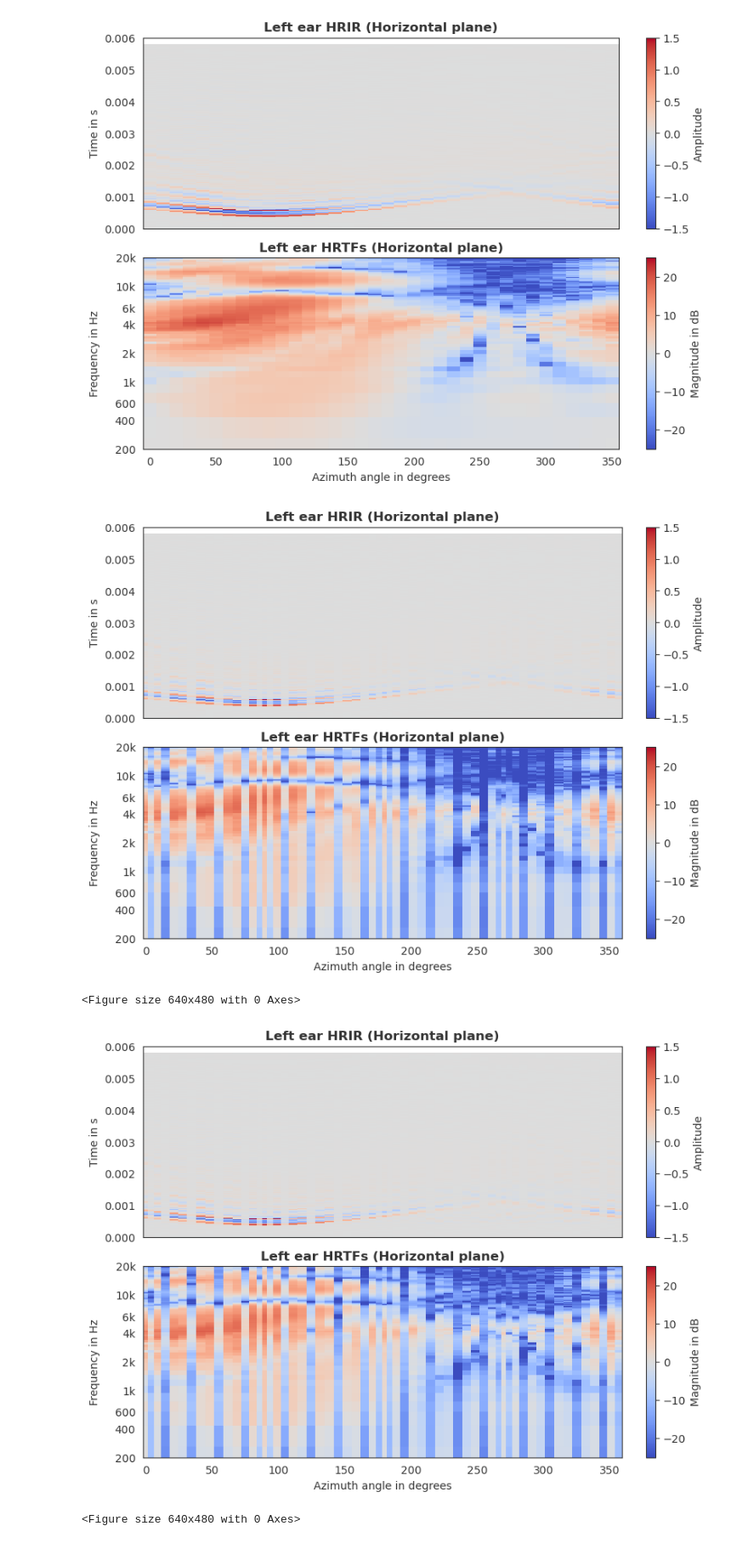
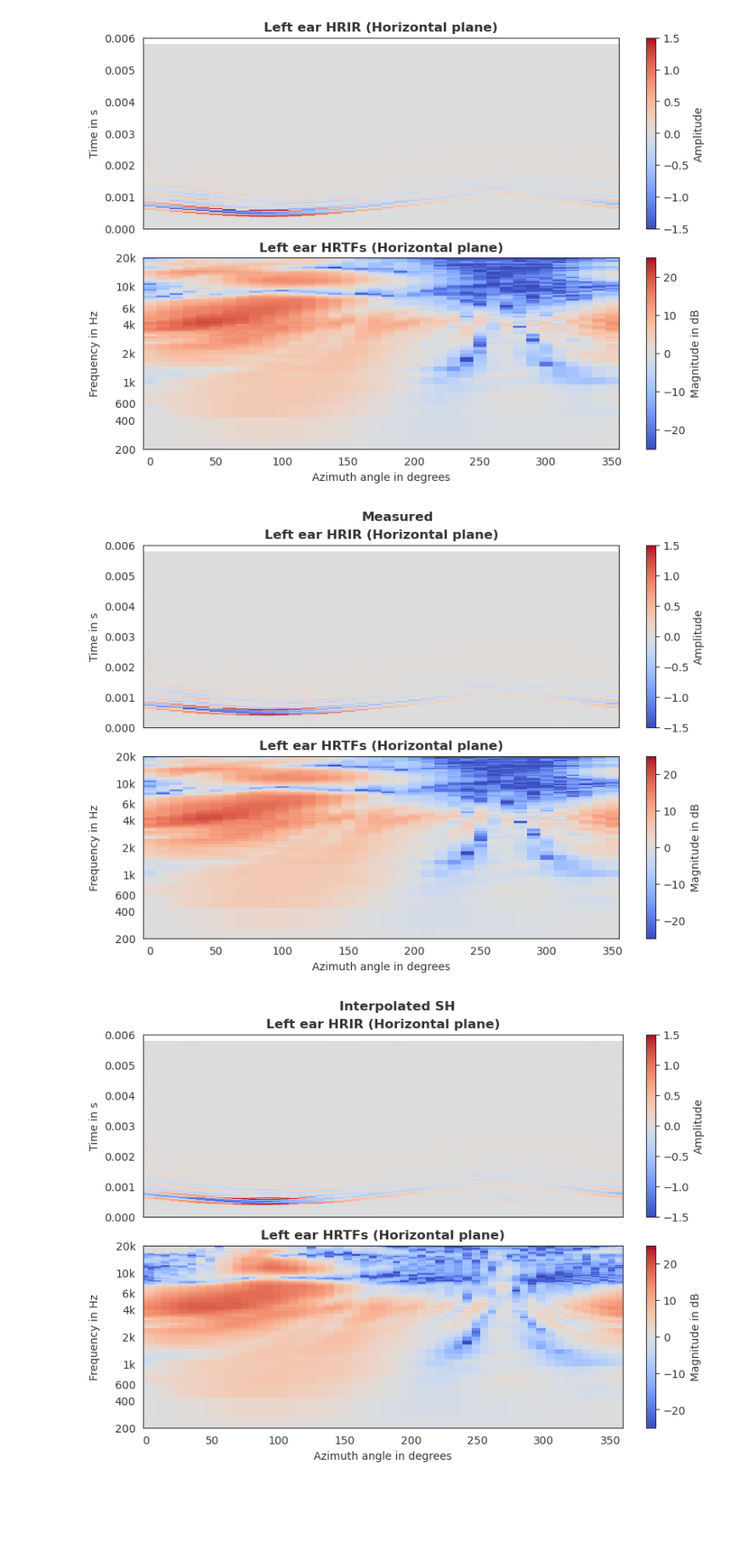
Before and after one commit to vackva/Orbe, a Jupyter notebook: python/inspect_sofa_files.ipynb, the cells around one changed output. Shown: that part at 85% size. Saved outputs shown, nothing was run; the diff lists cells and outputs as text; code cells hidden in the pictures; blank space fills up the shorter version.

Commit message:
fixes bug in hrtf interpolation

```diff
--- a/python/inspect_sofa_files.ipynb
+++ b/python/inspect_sofa_files.ipynb
@@ -64,14 +64,15 @@ def plot_sofa_file(filename, name):
 # %%
-basepath = Path("../assets")
+basepath = Path("../Matlab/MCA_Interpolation/")
 for filename, name in [
-    ("pp2_HRIRs_interpolated_mca_time_aligned.sofa", "Interpolated MCA"),
-    ("pp2_HRIRs_interpolated_sh_time_aligned.sofa", "Interpolated SH"),
+    ("pp2_HRIRs_measured.sofa", "Measured"),
+    ("pp2_HRIRs_interpolated_sh.sofa", "Interpolated SH"),
+    ("pp2_HRIRs_interpolated_sh_timealign.sofa", "Interpolated SH Time-Aligned"),
+    ("pp2_HRIRs_interpolated_mca.sofa", "Interpolated MCA")
+
     # ("pp2_HRIRs_measured_interpolated.sofa", "Interpolated Geheime Andere Methode"),
-    ("pp2_HRIRs_measured_time_aligned.sofa", "Measured"),
+
 ]:
     plot_sofa_file(basepath / filename, name)
 # %% [output]
-[figure, old version]
+[figure, new version]
-<Figure size 640x480 with 0 Axes>
-[figure, old version]
+[figure, new version]
-<Figure size 640x480 with 0 Axes>
```
Also changed, not shown: parts of 2 cells of this notebook, 17 other files.
